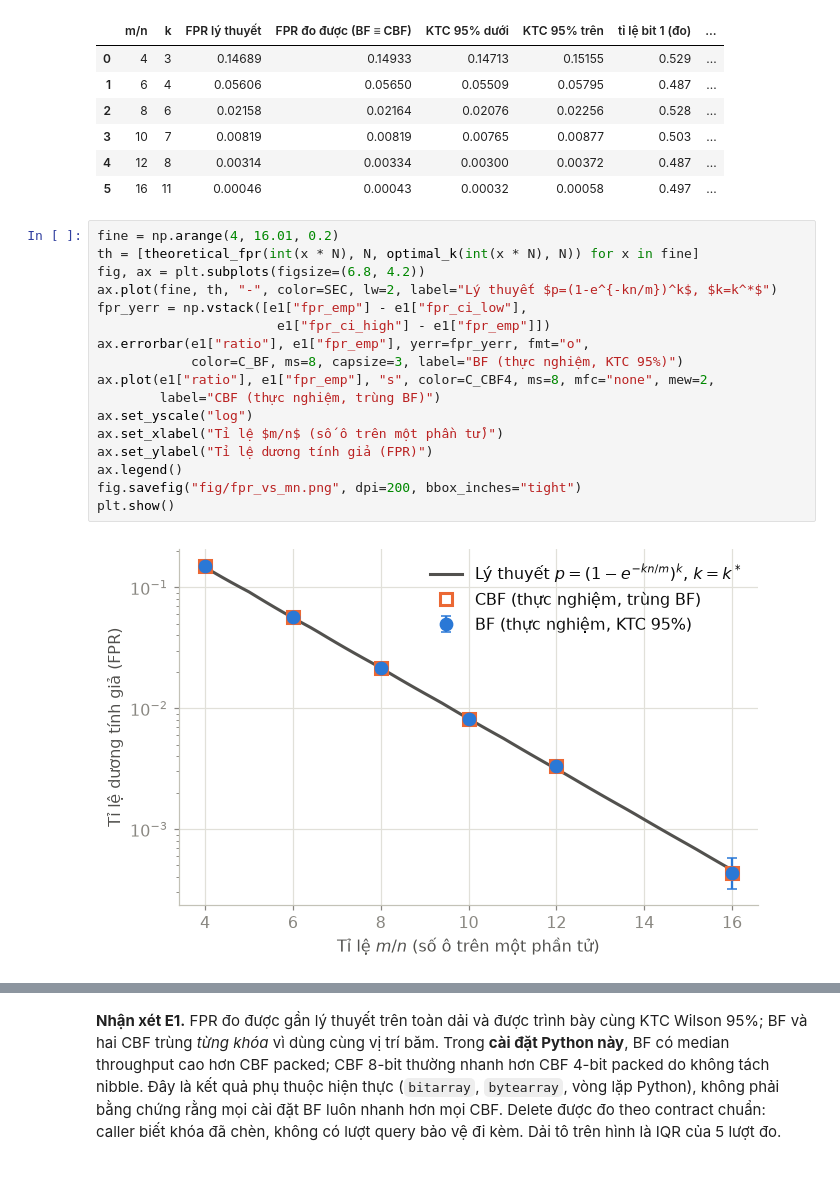
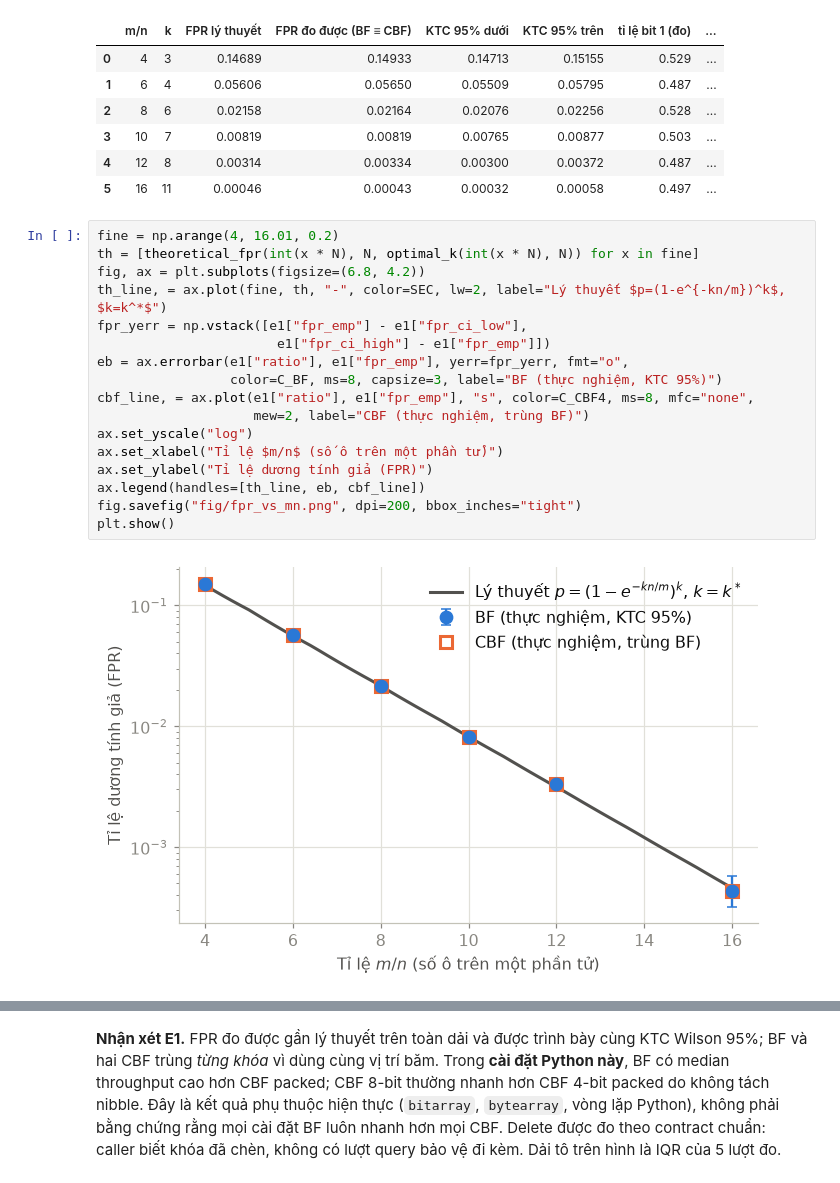
Before and after one commit to duykhanhxx03/data-mining-ex, a Jupyter notebook: thuc_nghiem.ipynb, the cells around one changed output, grey strips where cells are left out. Cells and saved outputs as stored; diff of their text form.

```diff
--- a/thuc_nghiem.ipynb
+++ b/thuc_nghiem.ipynb
@@ -337,22 +337,22 @@ m/n=16 k=11: FPR lý thuyết=0.00046, đo được=0.00043 (KTC 95% 0.00032–0
 # %%
 fine = np.arange(4, 16.01, 0.2)
 th = [theoretical_fpr(int(x * N), N, optimal_k(int(x * N), N)) for x in fine]
 fig, ax = plt.subplots(figsize=(6.8, 4.2))
-ax.plot(fine, th, "-", color=SEC, lw=2, label="Lý thuyết $p=(1-e^{-kn/m})^k$, $k=k^*$")
+th_line, = ax.plot(fine, th, "-", color=SEC, lw=2, label="Lý thuyết $p=(1-e^{-kn/m})^k$, $k=k^*$")
 fpr_yerr = np.vstack([e1["fpr_emp"] - e1["fpr_ci_low"],
                        e1["fpr_ci_high"] - e1["fpr_emp"]])
-ax.errorbar(e1["ratio"], e1["fpr_emp"], yerr=fpr_yerr, fmt="o",
-            color=C_BF, ms=8, capsize=3, label="BF (thực nghiệm, KTC 95%)")
-ax.plot(e1["ratio"], e1["fpr_emp"], "s", color=C_CBF4, ms=8, mfc="none", mew=2,
-        label="CBF (thực nghiệm, trùng BF)")
+eb = ax.errorbar(e1["ratio"], e1["fpr_emp"], yerr=fpr_yerr, fmt="o",
+                 color=C_BF, ms=8, capsize=3, label="BF (thực nghiệm, KTC 95%)")
+cbf_line, = ax.plot(e1["ratio"], e1["fpr_emp"], "s", color=C_CBF4, ms=8, mfc="none",
+                    mew=2, label="CBF (thực nghiệm, trùng BF)")
 ax.set_yscale("log")
 ax.set_xlabel("Tỉ lệ $m/n$ (số ô trên một phần tử)")
 ax.set_ylabel("Tỉ lệ dương tính giả (FPR)")
-ax.legend()
+ax.legend(handles=[th_line, eb, cbf_line])
 fig.savefig("fig/fpr_vs_mn.png", dpi=200, bbox_inches="tight")
 plt.show()
 # %% [output]
-[figure, old version]
+[figure, new version]
 # %%
 fig, axes = plt.subplots(1, 3, figsize=(11, 3.4), sharex=True)
 panels = [("Insert", [("BF", "ins_bf", C_BF), ("CBF 4-bit", "ins_c4", C_CBF4),
```
Also changed, not shown: parts of 5 cells of this notebook, 10 other files.
